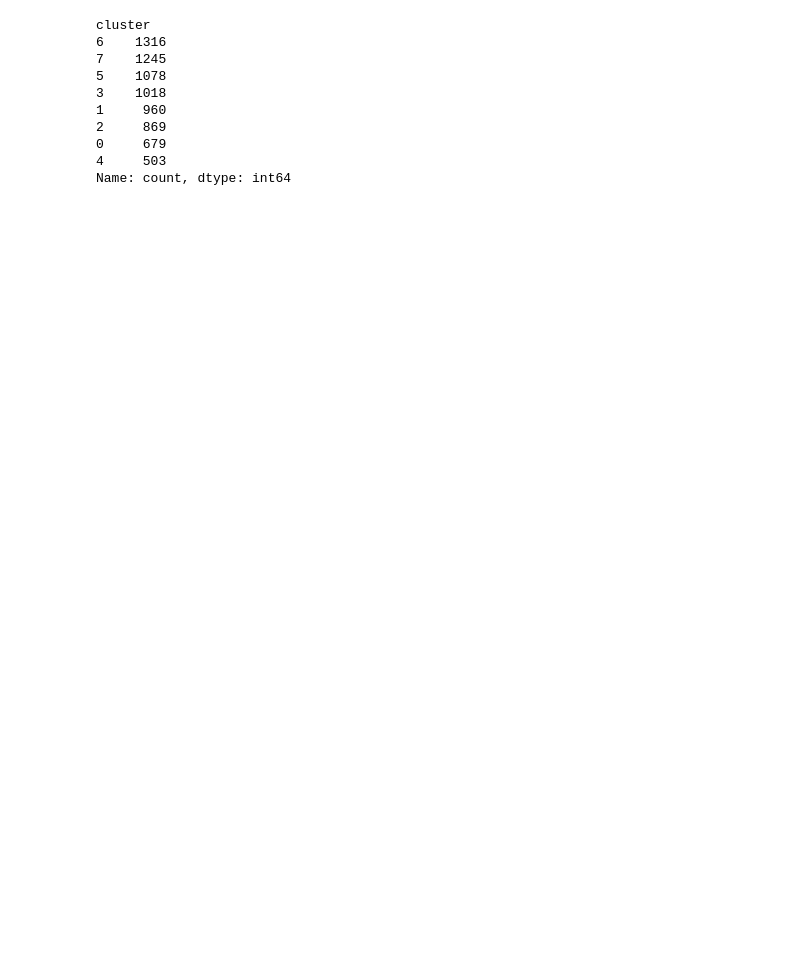
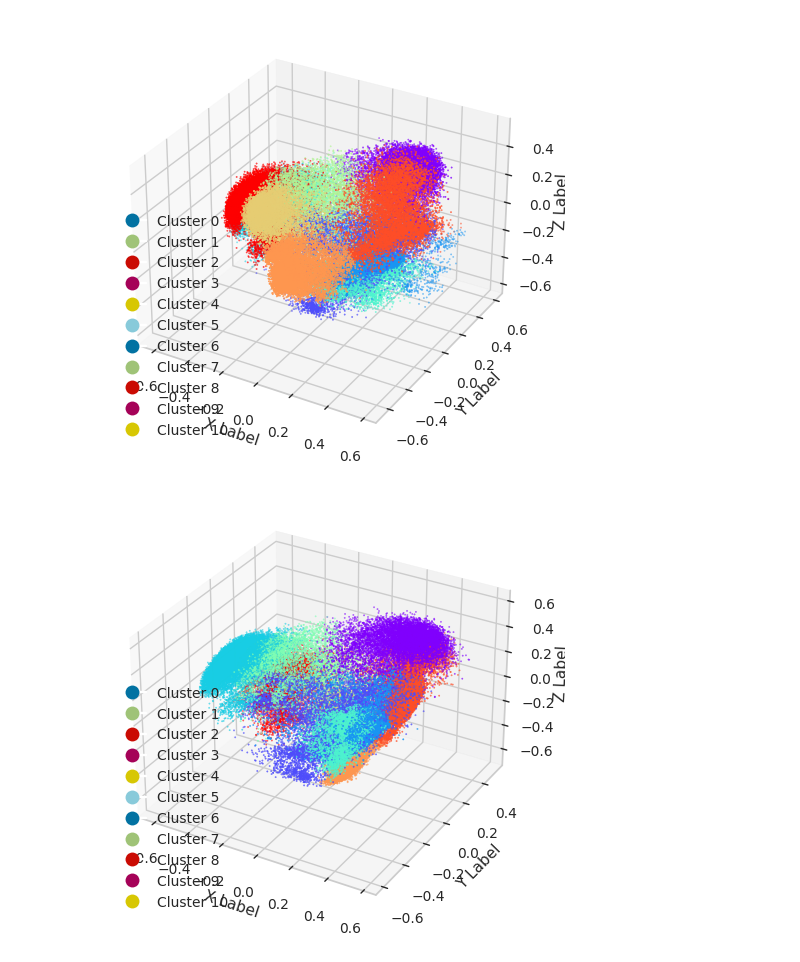
Before and after one commit to rik1599/mth-review-analysis, a Jupyter notebook: clusters.ipynb, the cells around one changed output. Saved outputs shown, nothing was run; the diff lists cells and outputs as text; code cells hidden in the pictures; blank space fills up the shorter version.

```diff
--- a/clusters.ipynb
+++ b/clusters.ipynb
@@ -49,17 +29,30 @@ visualizer.show()
 <Axes: title={'center': 'Distortion Score Elbow for KMeans Clustering'}, xlabel='k', ylabel='distortion score'>
-# %%
-clusters = KMeans(n_clusters=visualizer.elbow_value_, init='k-means++', random_state=42).fit(df.values)
-
-df['cluster'] = clusters.labels_
-df['cluster'].value_counts()
-# %% [output]
-cluster
-6    1316
-7    1245
-5    1078
-3    1018
-1     960
-2     869
-0     679
-4     503
-Name: count, dtype: int64
+# %%
+import numpy as np
+from sklearn.decomposition import PCA
+from itertools import permutations
+from matplotlib.lines import Line2D
+
+def plot_3d(matrix_origin, n_clusters):
+    pca = PCA(n_components=3, random_state=42)
+    matrix = pca.fit_transform(matrix_origin)
+    clusters = KMeans(n_clusters=n_clusters, random_state=42).fit(matrix_origin)
+
+    for t in permutations(range(3)):
+        fig = plt.figure()
+        ax = fig.add_subplot(111, projection='3d')
+        ax.set_xlabel('X Label')
+        ax.set_ylabel('Y Label')
+        ax.set_zlabel('Z Label')
+
+        ax.scatter(matrix[:, t[0]], matrix[:, t[1]], matrix[:, t[2]], c=clusters.labels_, cmap='rainbow', s=1)
+
+        handles = [Line2D([0], [0], marker='o', color='w', markerfacecolor='C'+str(i), markersize=10) for i in range(n_clusters)]
+        plt.legend(handles, [f"Cluster {i}" for i in range(n_clusters)])
+        plt.show()
+
+
+plot_3d(df.values, visualizer.elbow_value_)
+# %% [output]
+[figure, added]
+[figure, added]
```
Also changed, not shown: parts of 3 cells of this notebook, 4 other files.
